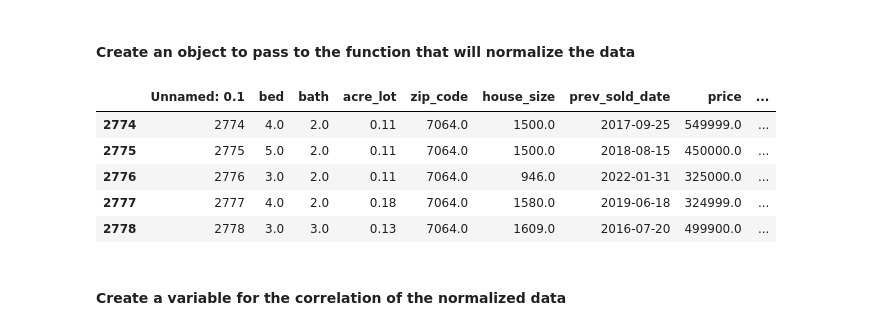
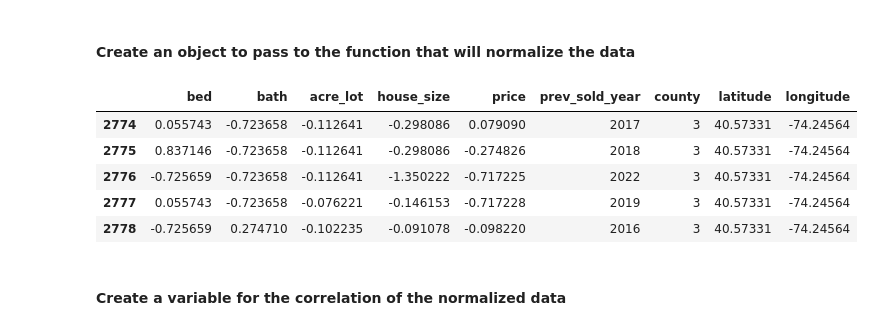
Before and after one commit to jiml-mlai-bootcamp-ucberkeley/Capstone_2, a Jupyter notebook: nj/Linear County.ipynb, the cells around one changed output. Saved outputs shown, nothing was run; the diff lists cells and outputs as text; code cells hidden in the pictures.

```diff
--- a/nj/Linear County.ipynb
+++ b/nj/Linear County.ipynb
@@ -87,19 +87,19 @@ memory usage: 85.9+ KB
 # %%
 params = {
     "data":one_county_df,
     "features_a":["prev_sold_year","county","latitude","longitude"],
     "features_n":["bed","bath","acre_lot","house_size","price"]
 }
-#normalize_df = mean_and_std(params)
-normalize_df = one_county_df
+normalize_df = mean_and_std(params)
+#normalize_df = one_county_df
 normalize_df.tail()
 # %% [output]
-|  | Unnamed: 0.1 | bed | bath | acre_lot | zip_code | house_size | prev_sold_date | price | ... |
-| 2774 | 2774 | 4.0 | 2.0 | 0.11 | 7064.0 | 1500.0 | 2017-09-25 | 549999.0 | ... |
-| 2775 | 2775 | 5.0 | 2.0 | 0.11 | 7064.0 | 1500.0 | 2018-08-15 | 450000.0 | ... |
-| 2776 | 2776 | 3.0 | 2.0 | 0.11 | 7064.0 | 946.0 | 2022-01-31 | 325000.0 | ... |
-| 2777 | 2777 | 4.0 | 2.0 | 0.18 | 7064.0 | 1580.0 | 2019-06-18 | 324999.0 | ... |
-| 2778 | 2778 | 3.0 | 3.0 | 0.13 | 7064.0 | 1609.0 | 2016-07-20 | 499900.0 | ... |
+|  | bed | bath | acre_lot | house_size | price | prev_sold_year | county | latitude | longitude |
+| 2774 | 0.055743 | -0.723658 | -0.112641 | -0.298086 | 0.079090 | 2017 | 3 | 40.57331 | -74.24564 |
+| 2775 | 0.837146 | -0.723658 | -0.112641 | -0.298086 | -0.274826 | 2018 | 3 | 40.57331 | -74.24564 |
+| 2776 | -0.725659 | -0.723658 | -0.112641 | -1.350222 | -0.717225 | 2022 | 3 | 40.57331 | -74.24564 |
+| 2777 | 0.055743 | -0.723658 | -0.076221 | -0.146153 | -0.717228 | 2019 | 3 | 40.57331 | -74.24564 |
+| 2778 | -0.725659 | 0.274710 | -0.102235 | -0.091078 | -0.098220 | 2016 | 3 | 40.57331 | -74.24564 |
 # %% [markdown]
 #### Create a variable for the correlation of the normalized data
 # %%
```
Also changed, not shown: parts of 9 cells of this notebook, 3 other files.
